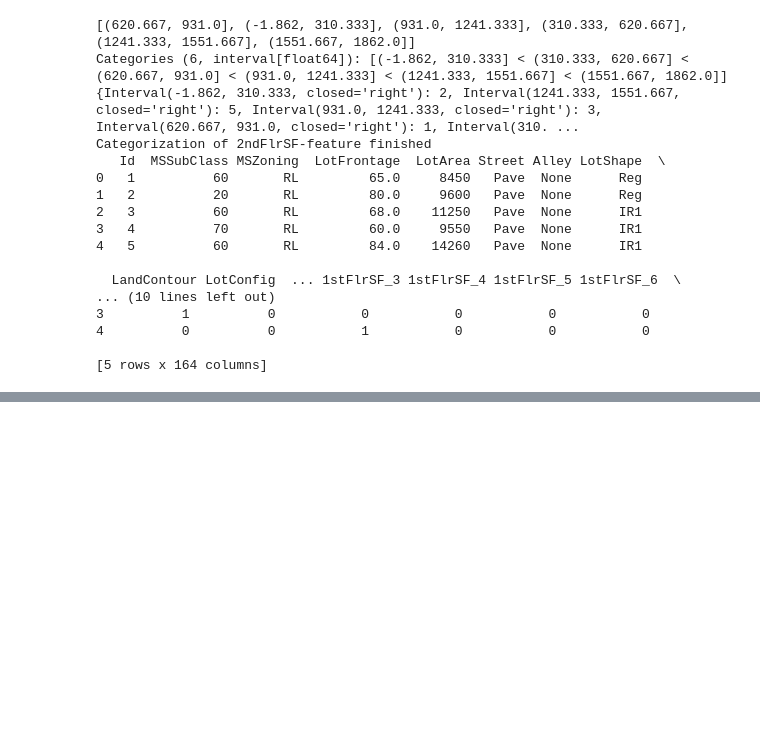
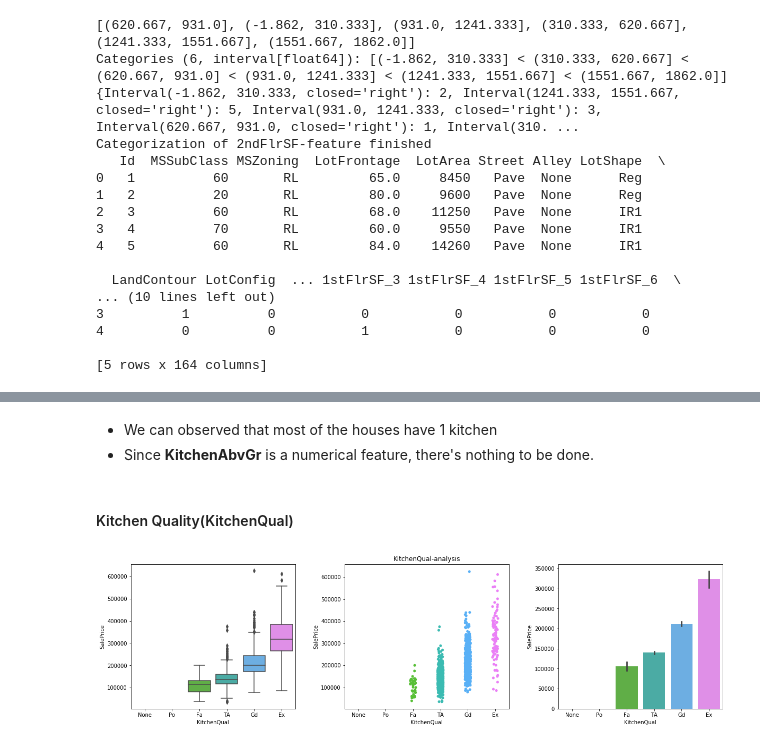
Before and after one commit to kaajun/kaggle-HousePrice, a Jupyter notebook: HousePrices/KaggleHousePrices.ipynb, the cells around one changed output, grey strips where cells are left out. Saved outputs shown, nothing was run; the diff lists cells and outputs as text; code cells hidden in the pictures; blank space fills up the shorter version.

```diff
--- a/HousePrices/KaggleHousePrices.ipynb
+++ b/HousePrices/KaggleHousePrices.ipynb
@@ -588,0 +611,10 @@ Categorization of 2ndFlrSF-feature finished
+# %% [markdown]
+<ul>
+<li>We can observed that most of the houses have 1 kitchen
+<li>Since <strong>KitchenAbvGr</strong> is a numerical feature, there's nothing to be done.
+# %% [markdown]
+<h4> Kitchen Quality(KitchenQual) </h4>
+# %%
+categorical_plot1('KitchenQual',T1order)
+# %% [output]
+[figure, added]
```
Also changed, not shown: parts of 108 cells of this notebook.
